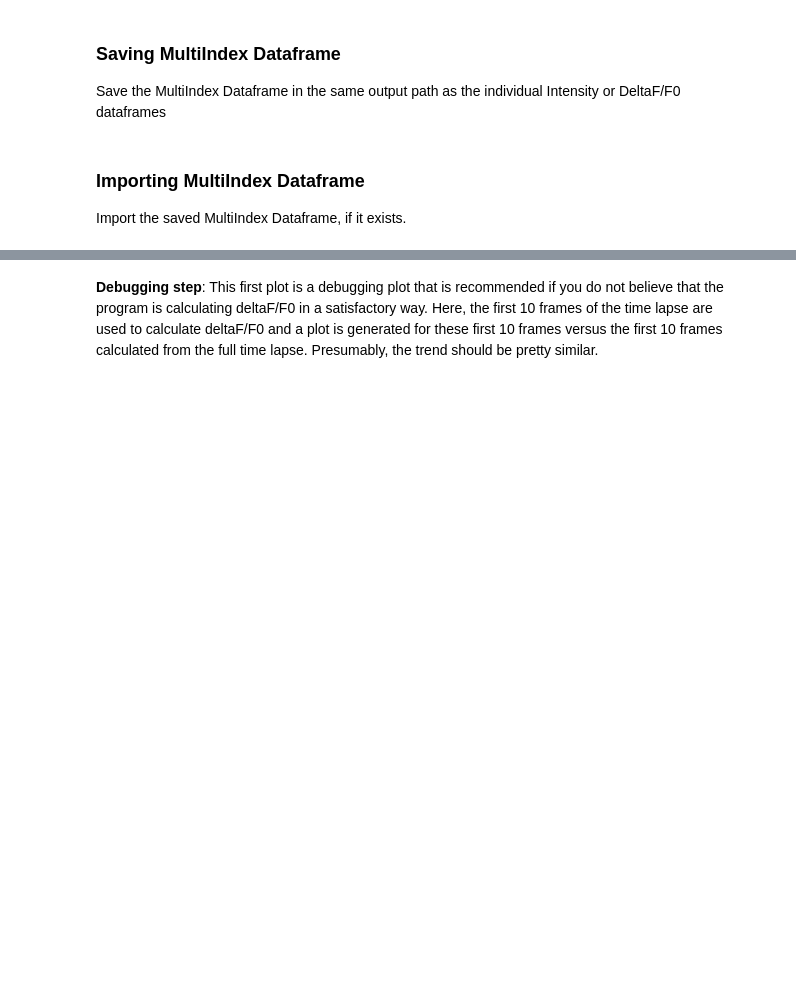
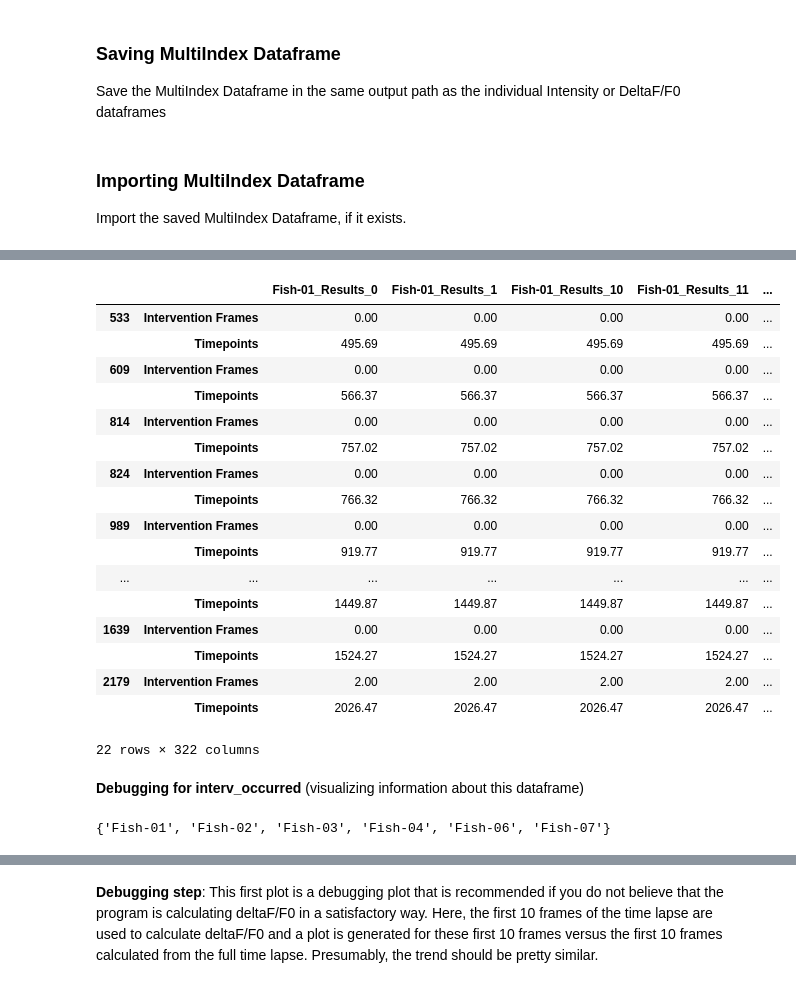
Before and after one commit to wdempseyRepo/neuron-analysis, a Jupyter notebook: gcamp/deltaFOverF.ipynb, the cells around one changed output, grey strips where cells are left out. Saved outputs shown, nothing was run; the diff lists cells and outputs as text; code cells hidden in the pictures; blank space fills up the shorter version.

```diff
--- a/gcamp/deltaFOverF.ipynb
+++ b/gcamp/deltaFOverF.ipynb
@@ -414,0 +492,41 @@ all_data = pd.read_csv(path + "/output/" + "fullData_Dataframe.csv")
+# %%
+interv_occurred = all_data[(all_data['Intervention Frames'].T != 0).any()].drop(
+    ['DeltaF/F0 Values','Intensity Values'],axis=1).stack(level=0)
+
+# Show the dataframe
+interv_occurred
+# %% [output]
+|  |  | Fish-01_Results_0 | Fish-01_Results_1 | Fish-01_Results_10 | Fish-01_Results_11 | ... |
+| 533 | Intervention Frames | 0.00 | 0.00 | 0.00 | 0.00 | ... |
+|  | Timepoints | 495.69 | 495.69 | 495.69 | 495.69 | ... |
+| 609 | Intervention Frames | 0.00 | 0.00 | 0.00 | 0.00 | ... |
+|  | Timepoints | 566.37 | 566.37 | 566.37 | 566.37 | ... |
+| 814 | Intervention Frames | 0.00 | 0.00 | 0.00 | 0.00 | ... |
+|  | Timepoints | 757.02 | 757.02 | 757.02 | 757.02 | ... |
+| 824 | Intervention Frames | 0.00 | 0.00 | 0.00 | 0.00 | ... |
+|  | Timepoints | 766.32 | 766.32 | 766.32 | 766.32 | ... |
+| 989 | Intervention Frames | 0.00 | 0.00 | 0.00 | 0.00 | ... |
+|  | Timepoints | 919.77 | 919.77 | 919.77 | 919.77 | ... |
+| ... | ... | ... | ... | ... | ... | ... |
+|  | Timepoints | 1449.87 | 1449.87 | 1449.87 | 1449.87 | ... |
+| 1639 | Intervention Frames | 0.00 | 0.00 | 0.00 | 0.00 | ... |
+|  | Timepoints | 1524.27 | 1524.27 | 1524.27 | 1524.27 | ... |
+| 2179 | Intervention Frames | 2.00 | 2.00 | 2.00 | 2.00 | ... |
+|  | Timepoints | 2026.47 | 2026.47 | 2026.47 | 2026.47 | ... |
+22 rows × 322 columns
+# %% [markdown]
+**Debugging for interv_occurred** (visualizing information about this dataframe)
+# %%
+# To show all of the columns in one of the row indexes for when an "Intervention Occurred"
+#interv_occurred.loc[interv_occurred.index[0]]
+
+# If you want to see which fish have nonzero values for a given row index
+#interv_occurred.loc[interv_occurred.index[0]].iloc[
+#    interv_occurred.loc[interv_occurred.index[0]].to_numpy().nonzero()[0]].index[0]
+
+# Output only the unique column names for each (in this case) Fish in this case for only the first index
+    # Here, I assume each column name is Fish-XX_... where XX is the fish number
+    # If your particular application has different headers, then change the amount of the string that is tested
+set([s[:7] for s in interv_occurred.loc[interv_occurred.index[0]].index])
+# %% [output]
+{'Fish-01', 'Fish-02', 'Fish-03', 'Fish-04', 'Fish-06', 'Fish-07'}
```
Also changed, not shown: parts of 52 cells of this notebook.
